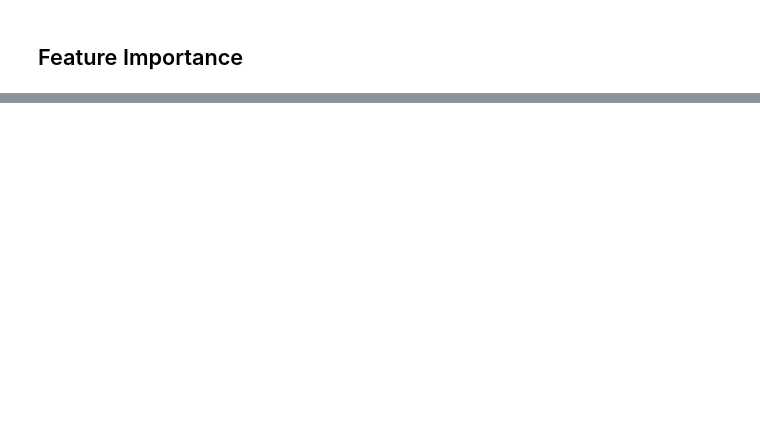
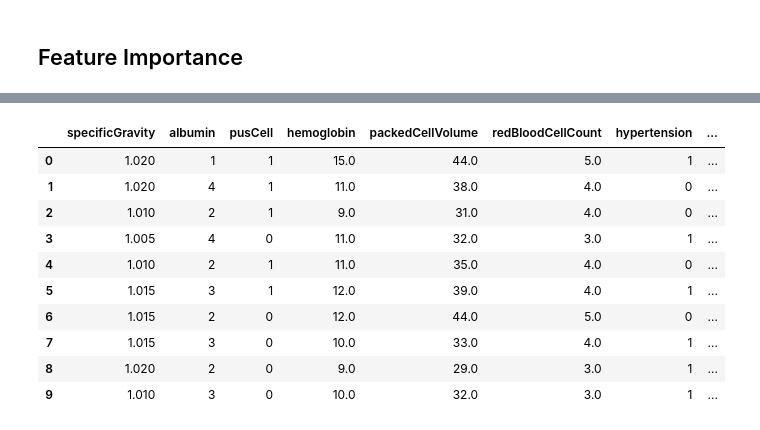
Before and after one commit to EdgarasKazlauskas1987/ChronicalKidneyDiseaseAIProject, a Jupyter notebook: Chronic Kidney Disease Project.ipynb, the cells around one changed output, grey strips where cells are left out. Saved outputs shown, nothing was run; the diff lists cells and outputs as text; code cells hidden in the pictures; blank space fills up the shorter version.

```diff
--- a/Chronic Kidney Disease Project.ipynb
+++ b/Chronic Kidney Disease Project.ipynb
@@ -440,0 +514,15 @@ print(model.feature_importances_)
+# %%
+data.shape
+data.head(10)
+# %% [output]
+|  | specificGravity | albumin | pusCell | hemoglobin | packedCellVolume | redBloodCellCount | hypertension | ... |
+| 0 | 1.020 | 1 | 1 | 15.0 | 44.0 | 5.0 | 1 | ... |
+| 1 | 1.020 | 4 | 1 | 11.0 | 38.0 | 4.0 | 0 | ... |
+| 2 | 1.010 | 2 | 1 | 9.0 | 31.0 | 4.0 | 0 | ... |
+| 3 | 1.005 | 4 | 0 | 11.0 | 32.0 | 3.0 | 1 | ... |
+| 4 | 1.010 | 2 | 1 | 11.0 | 35.0 | 4.0 | 0 | ... |
+| 5 | 1.015 | 3 | 1 | 12.0 | 39.0 | 4.0 | 1 | ... |
+| 6 | 1.015 | 2 | 0 | 12.0 | 44.0 | 5.0 | 0 | ... |
+| 7 | 1.015 | 3 | 0 | 10.0 | 33.0 | 4.0 | 1 | ... |
+| 8 | 1.020 | 2 | 0 | 9.0 | 29.0 | 3.0 | 1 | ... |
+| 9 | 1.010 | 3 | 0 | 10.0 | 32.0 | 3.0 | 1 | ... |
```
Also changed, not shown: parts of 10 cells of this notebook.
